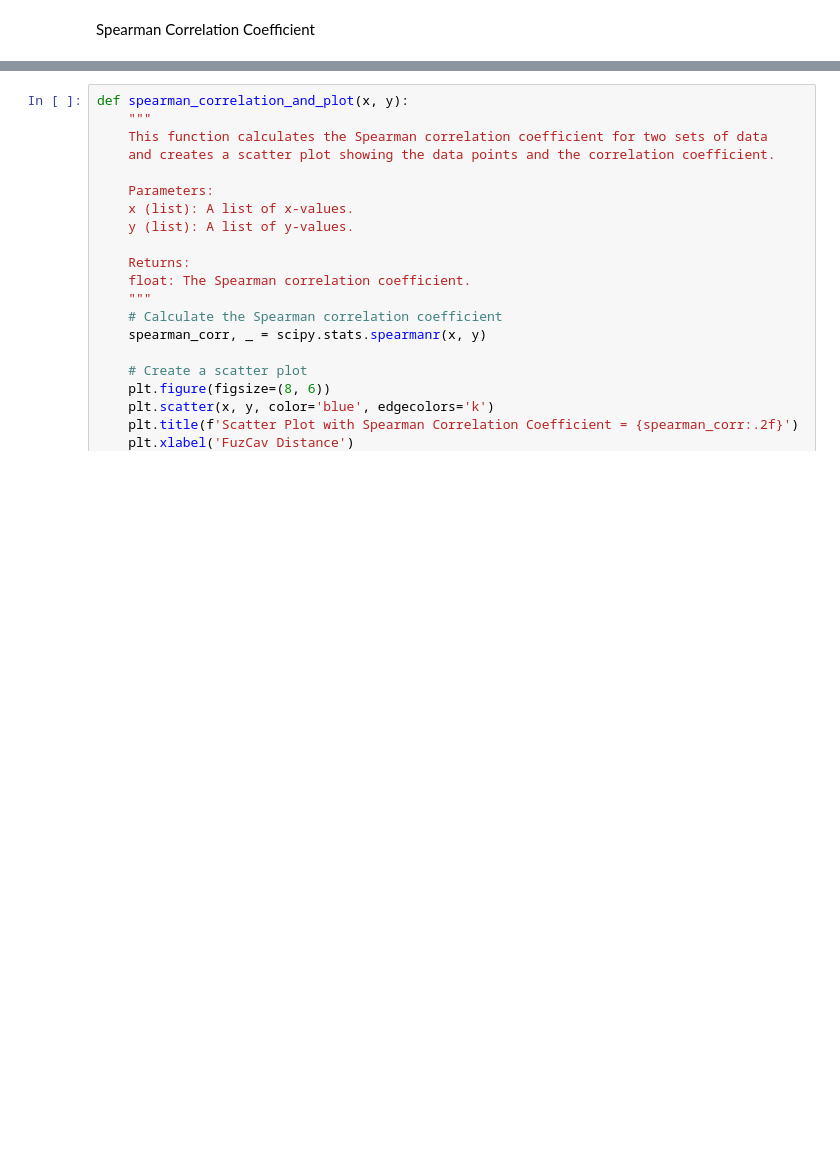
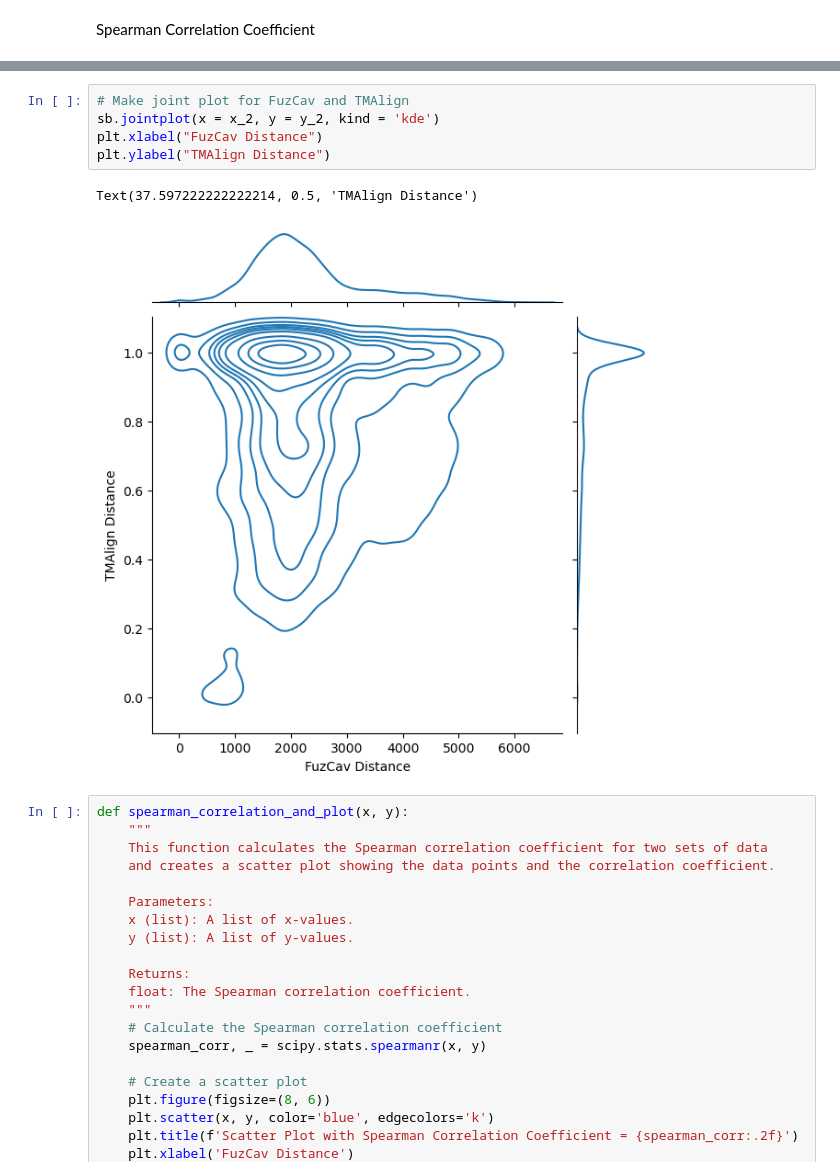
Before and after one commit to AndrewLutsky/KinomeScripts, a Jupyter notebook: scripts/FigureCreation.ipynb, the cells around one changed output, grey strips where cells are left out. Saved outputs shown, nothing was run; the diff lists cells and outputs as text; blank space fills up the shorter version.

```diff
--- a/scripts/FigureCreation.ipynb
+++ b/scripts/FigureCreation.ipynb
@@ -296,3 +410,11 @@ d
+# %%
+# Make joint plot for FuzCav and TMAlign
+sb.jointplot(x = x_2, y = y_2, kind = 'kde')
+plt.xlabel("FuzCav Distance")
+plt.ylabel("TMAlign Distance")
+# %% [output]
+Text(37.597222222222214, 0.5, 'TMAlign Distance')
+[figure, added]
 # %%
 def spearman_correlation_and_plot(x, y):
     """
```
Also changed, not shown: parts of 10 cells of this notebook.
